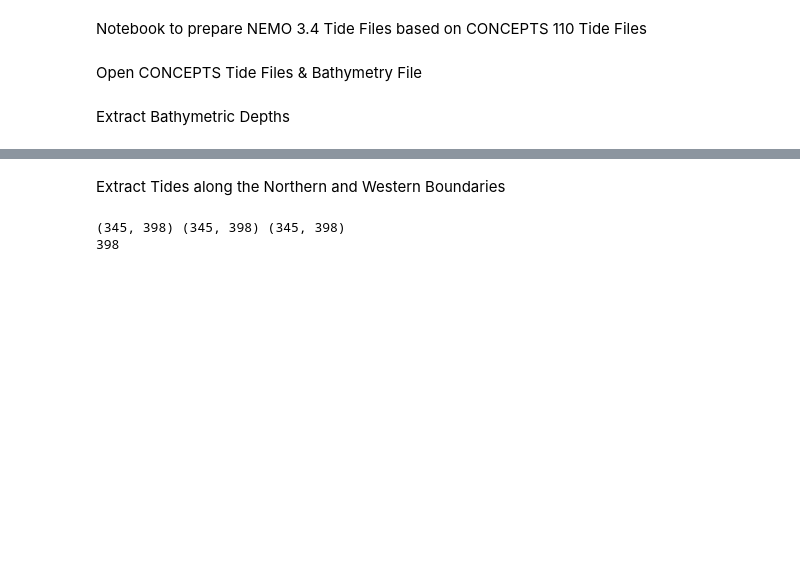
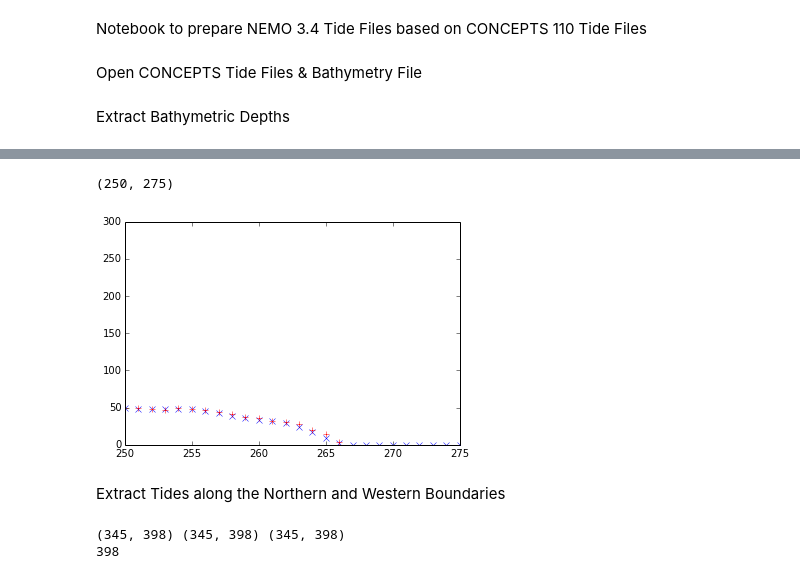
Before and after one commit to SalishSeaCast/tools, a Jupyter notebook: I_ForcingFiles/Prepare Tide Files.ipynb, the cells around one changed output, grey strips where cells are left out. Drawn from its saved outputs; the diff is of its cells as text; code cells hidden in the pictures; blank space fills up the shorter version.

```diff
--- a/I_ForcingFiles/Prepare Tide Files.ipynb
+++ b/I_ForcingFiles/Prepare Tide Files.ipynb
@@ -43,3 +59,33 @@ depthv_W[ilast] = depth[ilast,jindex_W]
+# %%
+# Western Boundary
+ilast = 345-1
+jindex_W = 1-1
+# First the u-points
+depthu_W = zeros((ilast+1), dtype=float)
+depthu_W = 0.5*(depth[:,jindex_W]+depth[:,jindex_W+1])
+# but depth is a masked array, we need to handle the end points
+for i in arange(0,ilast-1):
+    if not depth[:,jindex_W].mask[i] and depth[:,jindex_W+1].mask[i]:
+        depthu_W[i] = 0.5*depth[i,jindex_W]
+    elif depth[:,jindex_W].mask[i] and not depth[:,jindex_W+1].mask[i]:
+        depthu_W[i] = 0.5*depth[i,jindex_W+1]
+
+# now V points
+depthv_W = zeros((ilast+1), dtype=float)
+depthv_W[0:ilast-1] = 0.5*(depth[0:ilast-1,jindex_W]+depth[1:ilast,jindex_W])
+depthv_W[ilast] = depth[ilast,jindex_W]
+for i in arange(0,ilast-1):
+    if not depth[:,jindex_W].mask[i] and depth[:,jindex_W].mask[i+1]:
+        depthv_W[i] = 0.5*depth[i,jindex_W]
+    elif depth[:,jindex_W].mask[i] and not depth[:,jindex_W].mask[i+1]:
+        depthv_W[i] = 0.5*depth[i+1,jindex_W]
+
+# plot to check
+pylab.plot (depthv_W,'x',depth[:,jindex_W],'r+')
+pylab.xlim((250,275))
+# %% [output]
+(250, 275)
+[figure, added]
 # %% [markdown]
 Extract Tides along the Northern and Western Boundaries
 # %%
```
Also changed, not shown: parts of 7 cells of this notebook.
